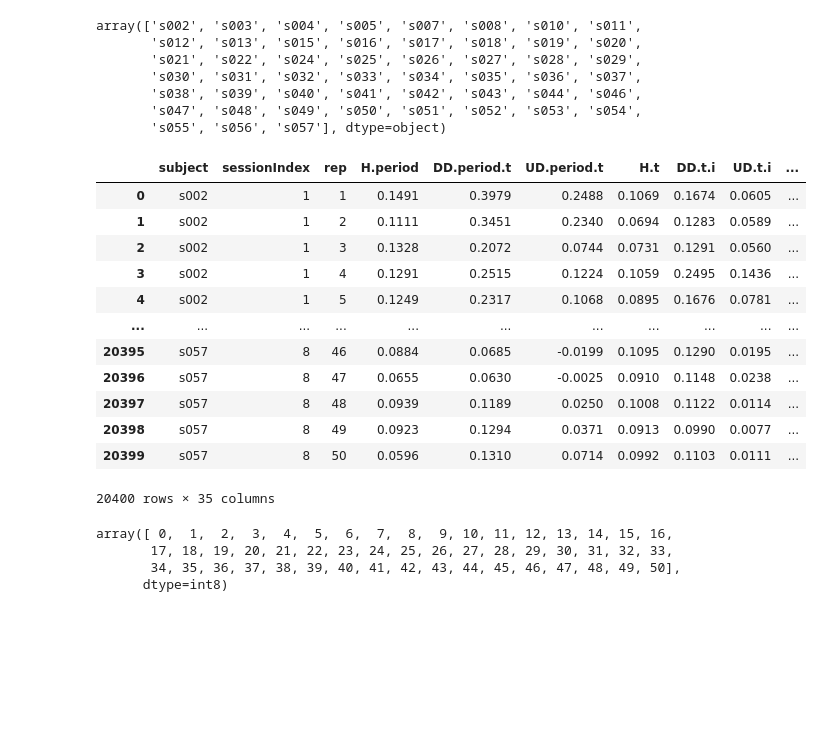
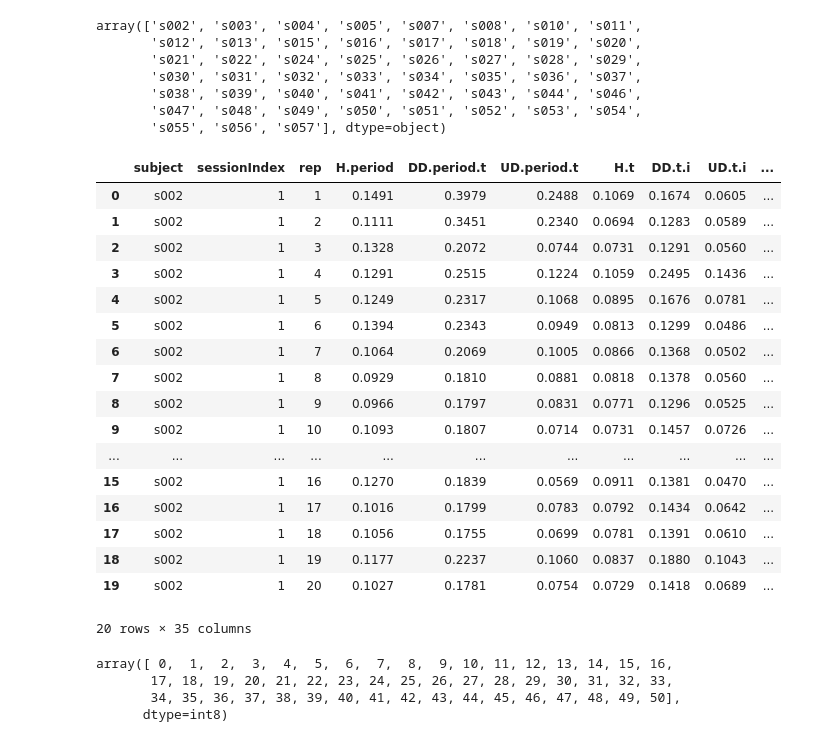
Before and after one commit to JoelPoah/KeystrokeBio, a Jupyter notebook: keystroke.ipynb, the cells around one changed output. Drawn from its saved outputs; the diff is of its cells as text; code cells hidden in the pictures; blank space fills up the shorter version.

```diff
--- a/keystroke.ipynb
+++ b/keystroke.ipynb
@@ -85,21 +85,26 @@ array(['s002', 's003', 's004', 's005', 's007', 's008', 's010', 's011',
 df['subject'] = df['subject'].astype('category')
 df['id'] = df['subject'].cat.codes
 # %%
-df
+df.head(20)
 # %% [output]
 |  | subject | sessionIndex | rep | H.period | DD.period.t | UD.period.t | H.t | DD.t.i | UD.t.i | ... |
 | 0 | s002 | 1 | 1 | 0.1491 | 0.3979 | 0.2488 | 0.1069 | 0.1674 | 0.0605 | ... |
 | 1 | s002 | 1 | 2 | 0.1111 | 0.3451 | 0.2340 | 0.0694 | 0.1283 | 0.0589 | ... |
 | 2 | s002 | 1 | 3 | 0.1328 | 0.2072 | 0.0744 | 0.0731 | 0.1291 | 0.0560 | ... |
 | 3 | s002 | 1 | 4 | 0.1291 | 0.2515 | 0.1224 | 0.1059 | 0.2495 | 0.1436 | ... |
 | 4 | s002 | 1 | 5 | 0.1249 | 0.2317 | 0.1068 | 0.0895 | 0.1676 | 0.0781 | ... |
+| 5 | s002 | 1 | 6 | 0.1394 | 0.2343 | 0.0949 | 0.0813 | 0.1299 | 0.0486 | ... |
+| 6 | s002 | 1 | 7 | 0.1064 | 0.2069 | 0.1005 | 0.0866 | 0.1368 | 0.0502 | ... |
+| 7 | s002 | 1 | 8 | 0.0929 | 0.1810 | 0.0881 | 0.0818 | 0.1378 | 0.0560 | ... |
+| 8 | s002 | 1 | 9 | 0.0966 | 0.1797 | 0.0831 | 0.0771 | 0.1296 | 0.0525 | ... |
+| 9 | s002 | 1 | 10 | 0.1093 | 0.1807 | 0.0714 | 0.0731 | 0.1457 | 0.0726 | ... |
 | ... | ... | ... | ... | ... | ... | ... | ... | ... | ... | ... |
-| 20395 | s057 | 8 | 46 | 0.0884 | 0.0685 | -0.0199 | 0.1095 | 0.1290 | 0.0195 | ... |
-| 20396 | s057 | 8 | 47 | 0.0655 | 0.0630 | -0.0025 | 0.0910 | 0.1148 | 0.0238 | ... |
-| 20397 | s057 | 8 | 48 | 0.0939 | 0.1189 | 0.0250 | 0.1008 | 0.1122 | 0.0114 | ... |
-| 20398 | s057 | 8 | 49 | 0.0923 | 0.1294 | 0.0371 | 0.0913 | 0.0990 | 0.0077 | ... |
-| 20399 | s057 | 8 | 50 | 0.0596 | 0.1310 | 0.0714 | 0.0992 | 0.1103 | 0.0111 | ... |
+| 15 | s002 | 1 | 16 | 0.1270 | 0.1839 | 0.0569 | 0.0911 | 0.1381 | 0.0470 | ... |
+| 16 | s002 | 1 | 17 | 0.1016 | 0.1799 | 0.0783 | 0.0792 | 0.1434 | 0.0642 | ... |
+| 17 | s002 | 1 | 18 | 0.1056 | 0.1755 | 0.0699 | 0.0781 | 0.1391 | 0.0610 | ... |
+| 18 | s002 | 1 | 19 | 0.1177 | 0.2237 | 0.1060 | 0.0837 | 0.1880 | 0.1043 | ... |
+| 19 | s002 | 1 | 20 | 0.1027 | 0.1781 | 0.0754 | 0.0729 | 0.1418 | 0.0689 | ... |
-20400 rows × 35 columns
+20 rows × 35 columns
 # %%
 df['id'].unique()
 # %% [output]
```
Also changed, not shown: parts of 29 cells of this notebook, 11 other files.
